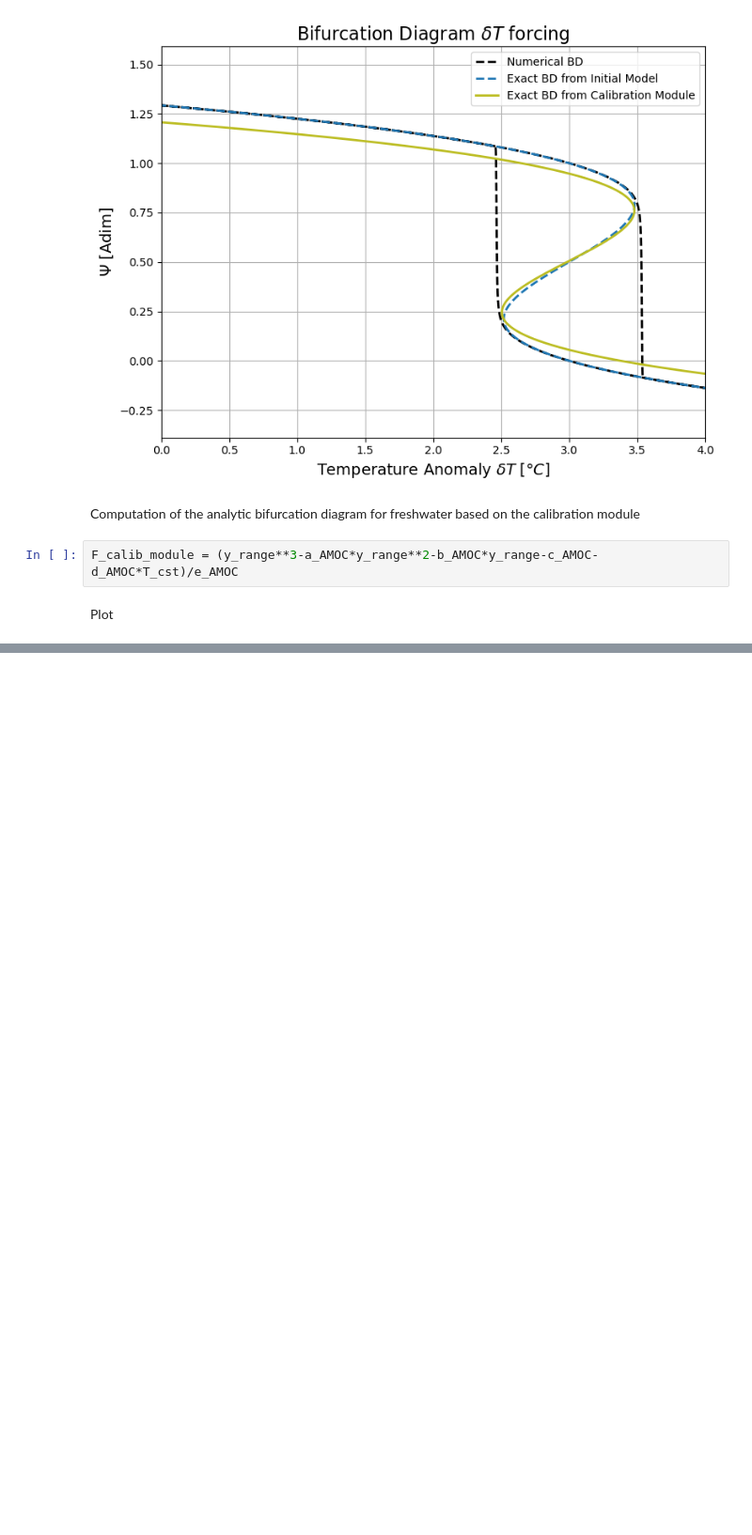
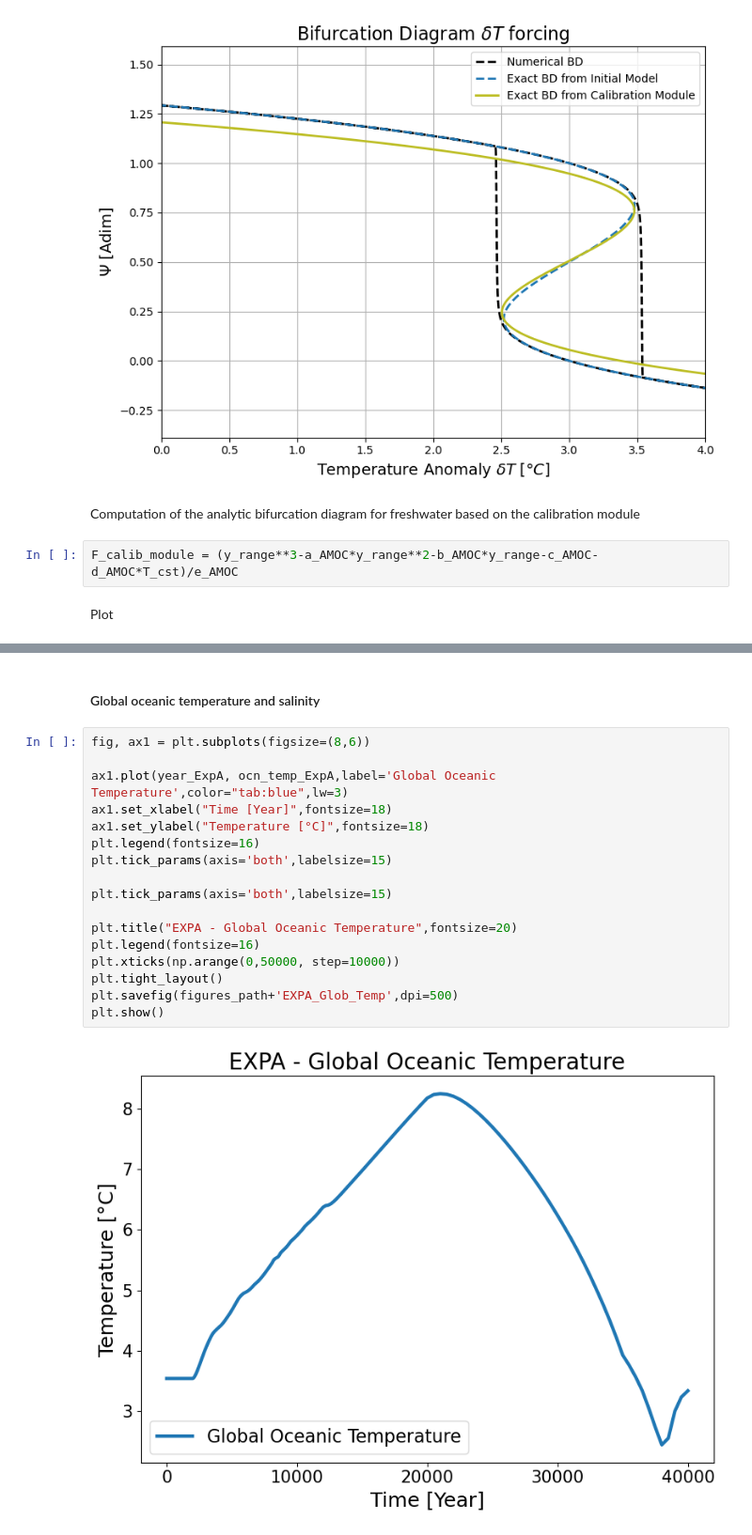
Before and after one commit to VUB-HYDR/2025_Laridon_etal_ORE, a Jupyter notebook: ATCM.ipynb, the cells around one changed output, grey strips where cells are left out. Shown at 94% size. Saved outputs shown, nothing was run; the diff lists cells and outputs as text; blank space fills up the shorter version.

```diff
--- a/ATCM.ipynb
+++ b/ATCM.ipynb
@@ -840,0 +671,21 @@ plt.show()
+# %% [markdown]
+#### Global oceanic temperature and salinity
+# %%
+fig, ax1 = plt.subplots(figsize=(8,6))
+
+ax1.plot(year_ExpA, ocn_temp_ExpA,label='Global Oceanic Temperature',color="tab:blue",lw=3)
+ax1.set_xlabel("Time [Year]",fontsize=18)
+ax1.set_ylabel("Temperature [°C]",fontsize=18)
+plt.legend(fontsize=16)
+plt.tick_params(axis='both',labelsize=15)
+
+plt.tick_params(axis='both',labelsize=15)
+
+plt.title("EXPA - Global Oceanic Temperature",fontsize=20)
+plt.legend(fontsize=16)
+plt.xticks(np.arange(0,50000, step=10000))
+plt.tight_layout()
+plt.savefig(figures_path+'EXPA_Glob_Temp',dpi=500)
+plt.show()
+# %% [output]
+[figure, added]
```
Also changed, not shown: parts of 64 cells of this notebook, 16 other files.
